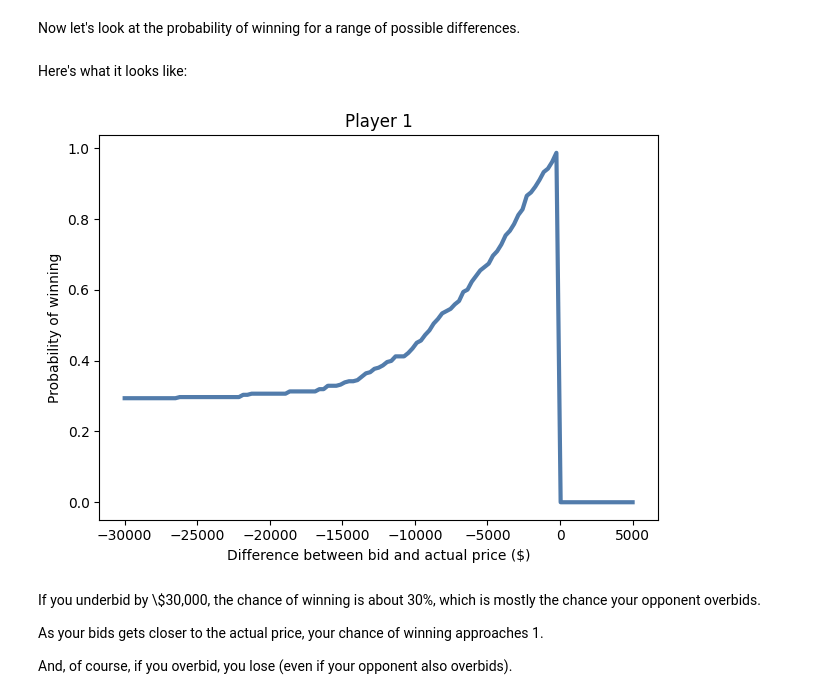
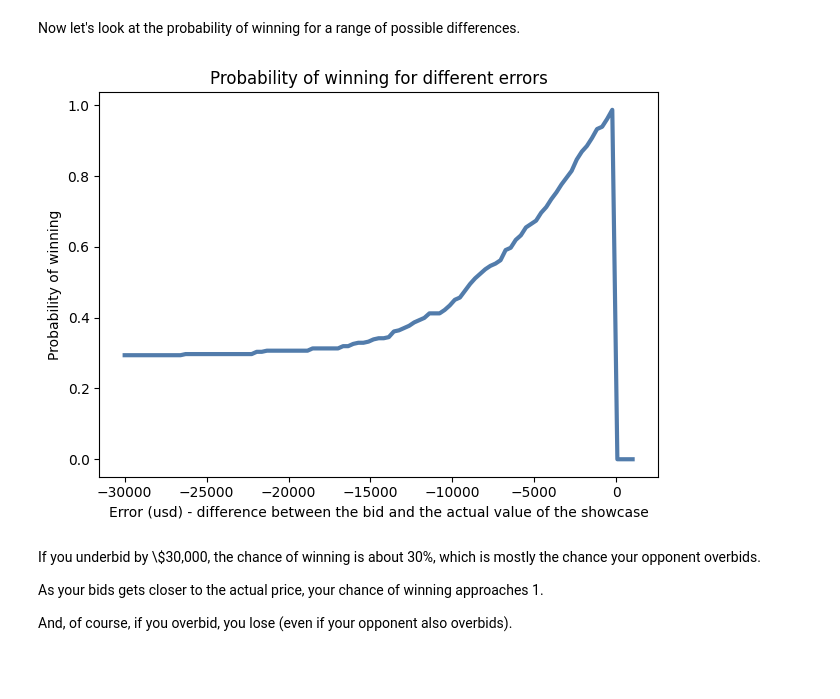
Before and after one commit to mat-ej/ThinkBayes2, a Jupyter notebook: notebooks/chap09.ipynb, the cells around one changed output. Drawn from its saved outputs; the diff is of its cells as text; code cells hidden in the pictures; blank space fills up the shorter version.

```diff
--- a/notebooks/chap09.ipynb
+++ b/notebooks/chap09.ipynb
@@ -297,0 +307,13 @@ error1 = guess1 - prior1.qs
+# %%
+# IF our data was a simple guess.
+# D = 23000
+# P(D) = prior1.pdf(D)
+# P(D|H) = showcase1.pdf(D)
+# Now instead we transform the guess into a possible error
+# Err = D - Hypothesis
+
+guess1 = 23000
+error1 = guess1 - prior1.qs # error under each hypothesis
+
+for error,hypothethical_price in zip(error1, prior1.qs):
+    print(f'guess {guess1},hypothetical_price {hypothethical_price}, error under hypothesis {error}')
@@ -380,3 +448,6 @@ prior2_mean, posterior2_mean
+# %%
+def prob_overbid(sample_diff):
+    return mean(sample_diff > 0)
 # %% [markdown]
 ## Probability of Winning
 
@@ -448,15 +523,18 @@ ys = [compute_prob_win(x, sample_diff2)
-# %% [markdown]
-Here's what it looks like:
 # %%
 import matplotlib.pyplot as plt
 
-plt.plot(xs, ys)
+# from the perspective of Player1, Player2 is the sample_diff
+errors1 = np.linspace(-30000, 1000, 101)
+ys = [compute_prob_win(error, sample_diff2) for error in errors1]
 
-decorate(xlabel='Difference between bid and actual price ($)',
-         ylabel='Probability of winning',
-         title='Player 1')
+plt.plot(errors1, ys, color='C0')
+decorate(
+    xlabel='Error (usd) - difference between the bid and the actual value of the showcase',
+    ylabel='Probability of winning',
+    title='Probability of winning for different errors'
+)
 # %% [output]
-[figure, old version]
+[figure, new version]
 # %% [markdown]
 If you underbid by \\$30,000, the chance of winning is about 30%, which is mostly the chance your opponent overbids.
 
```
Also changed, not shown: parts of 51 cells of this notebook.
